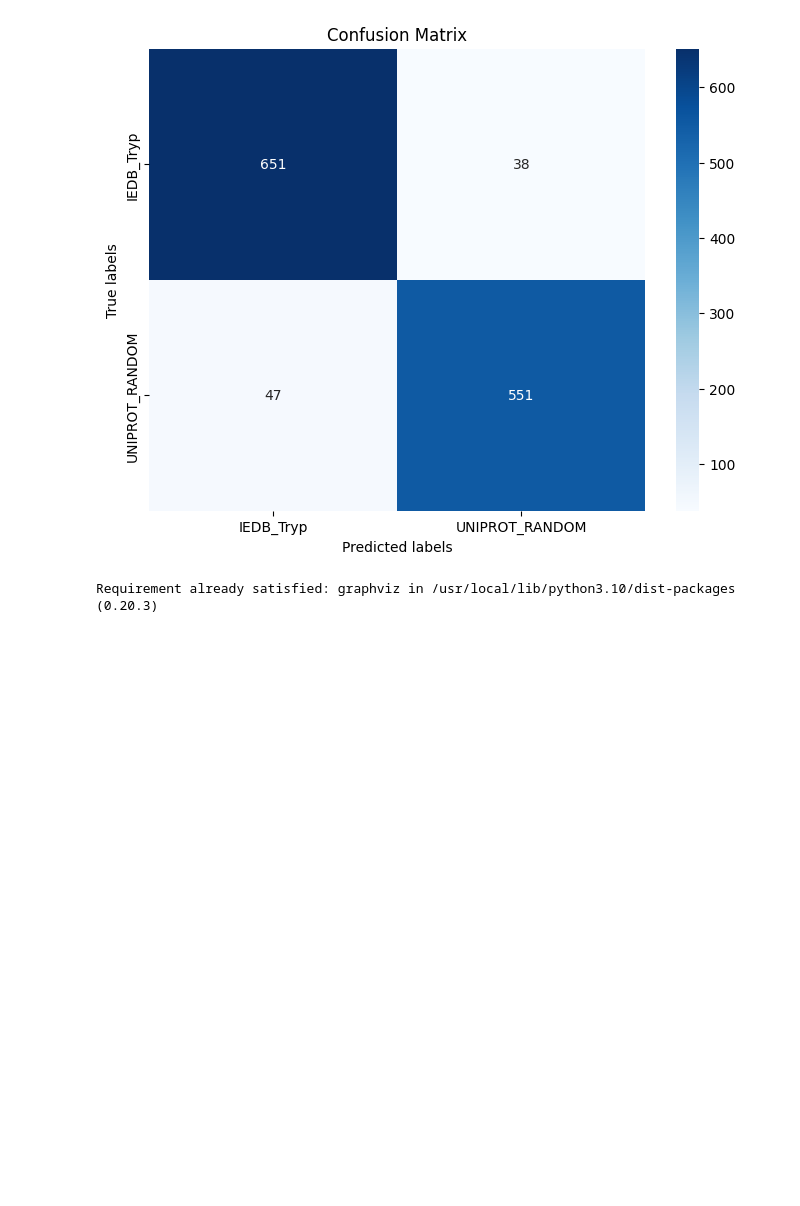
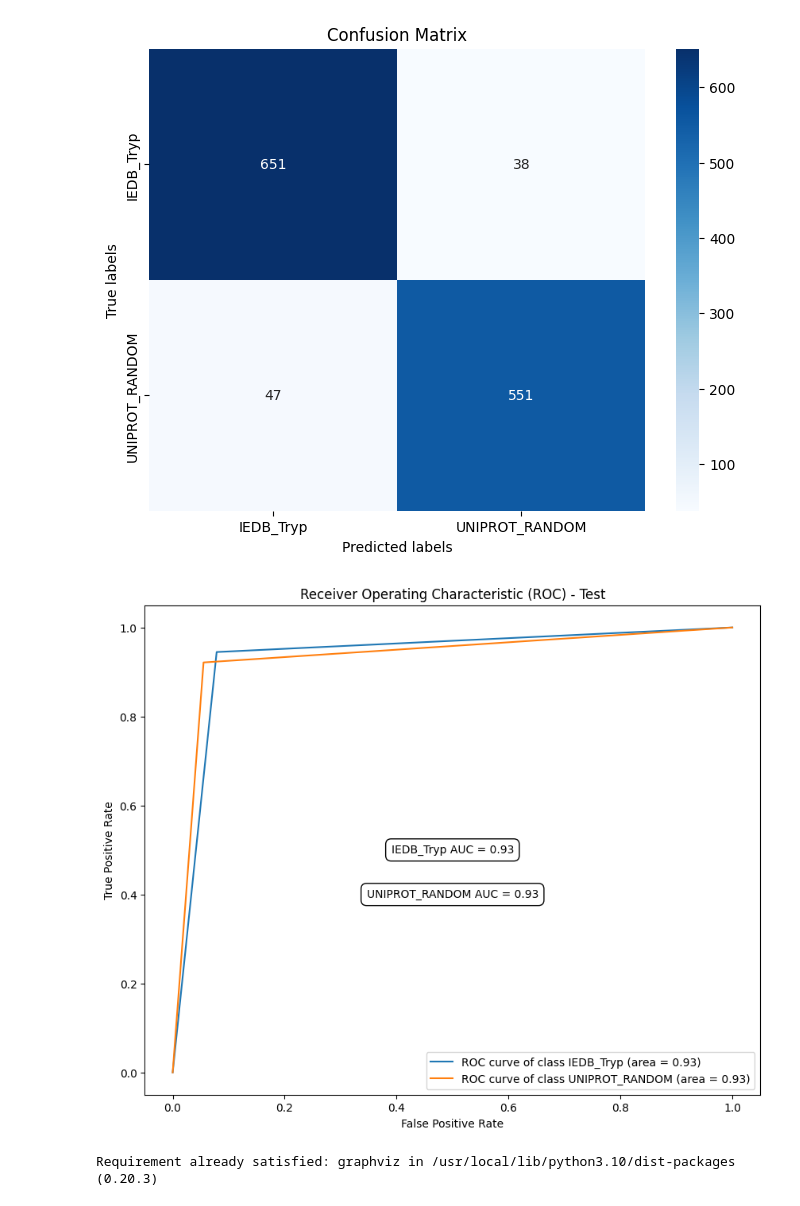
Before and after one commit to labioinfoufsc/EBScore, a Jupyter notebook: epitryp.ipynb, the cells around one changed output. Saved outputs shown, nothing was run; the diff lists cells and outputs as text; code cells hidden in the pictures; blank space fills up the shorter version.

```diff
--- a/epitryp.ipynb
+++ b/epitryp.ipynb
@@ -23,6 +23,11 @@ class DecisionTree:
       if self.model is None:
           raise Exception("Model not trained yet. Please train the model first.")
       return self.model.predict(X_test)
+
+  def predict_proba(self, X_test):
+    if self.model is None:
+        raise Exception("Model not trained yet. Please train the model first.")
+    return self.model.predict_proba(X_test)
 # %%
 def evaluate(y_true, y_pred, class_names, label_encoder):
     # Accuracy
@@ -67,6 +72,24 @@ def evaluate(y_true, y_pred, class_names, label_encoder):
     plt.ylabel("True labels")
     plt.title("Confusion Matrix")
     plt.show()
+
+    # Plotar a curva ROC
+    plt.figure(figsize=(10, 8))
+    for i, class_name in enumerate(class_names):
+        fpr, tpr, _ = roc_curve(y_true == i, y_prob[:, i])
+        auc_score = roc_auc_score(y_true == i, y_prob[:, i])
+        plt.plot(fpr, tpr, label=f'ROC curve of class {class_name} (area = {auc_score:.2f})')
+
+        # Adicionar anotação da AUC-ROC no gráfico
+        plt.text(0.5, 0.5 - 0.1 * i, f'{class_name} AUC = {auc_score:.2f}',
+                 horizontalalignment='center', verticalalignment='center',
+                 bbox=dict(facecolor='white', edgecolor='black', boxstyle='round,pad=0.5'))
+
+    plt.xlabel('False Positive Rate')
+    plt.ylabel('True Positive Rate')
+    plt.title('Receiver Operating Characteristic (ROC) - Test')
+    plt.legend(loc='lower right')
+    plt.show()
 # %%
 def load_dataset(file_path):
     # Carregar o dataset separado por tab
@@ -118,33 +141,35 @@ if __name__ == "__main__":
     X_train, X_test, y_train, y_test, label_encoder = load_dataset(file_path)
 
     # Criar e treinar o modelo (Exemplo fictício de treino de modelo)
     model = DecisionTree()
     model.train(X_train, y_train, 20)
 
     # Fazer previsões no conjunto de teste
     y_pred = model.predict(X_test)
+    y_prob = model.predict_proba(X_test)  # Probabilidades para a curva ROC
 
     # Avaliar o modelo
     evaluate(y_test, y_pred, ['IEDB_Tryp', 'UNIPROT_RANDOM'], label_encoder)
 # %% [output]
 This dataset has 4288 rows and 14 columns.
 
 ### Proporção de Classes em Treino ###
 Porcentagem de entradas Classe 'IEDB_Tryp': 53.51549483505498%
 Porcentagem de entradas Classe 'UNIPROT_RANDOM': 46.48450516494502%
 
 ### Proporção de Classes em Teste ###
 Porcentagem de entradas Classe 'IEDB_Tryp': 53.535353535353536%
 Porcentagem de entradas Classe 'UNIPROT_RANDOM': 46.464646464646464%
 
 Accuracy: 0.933954933954934
 Recall (Sensitivity) for 'IEDB_Tryp': 0.9448476052249637
 Recall (Sensitivity) for 'UNIPROT_RANDOM': 0.9214046822742475
 F1 Score: 0.9339188299227027
 Precision: 0.9339746480424918
 AUC: 0.9331261437496057
 MCC: 0.8671999391070742
 [figure]
+[figure, added]
 # %%
 !pip install graphviz
 # %% [output]
```
Also changed, not shown: parts of 1 cell of this notebook.
